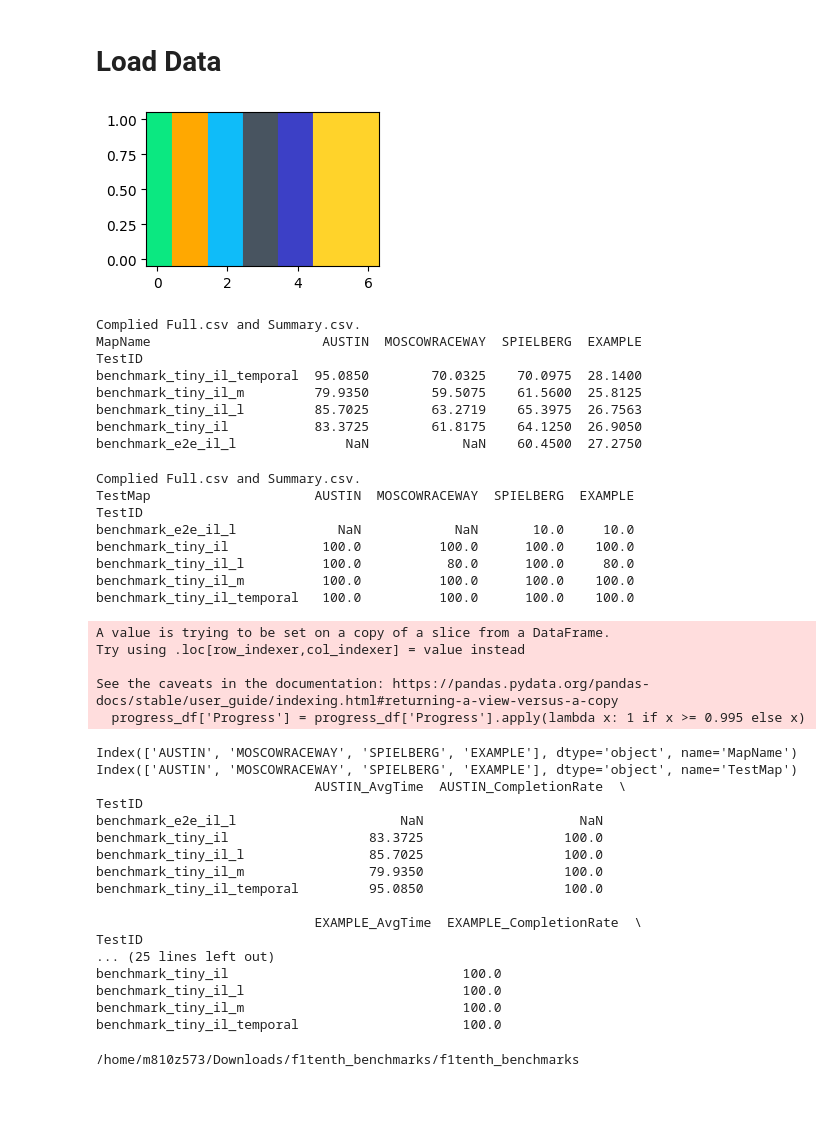
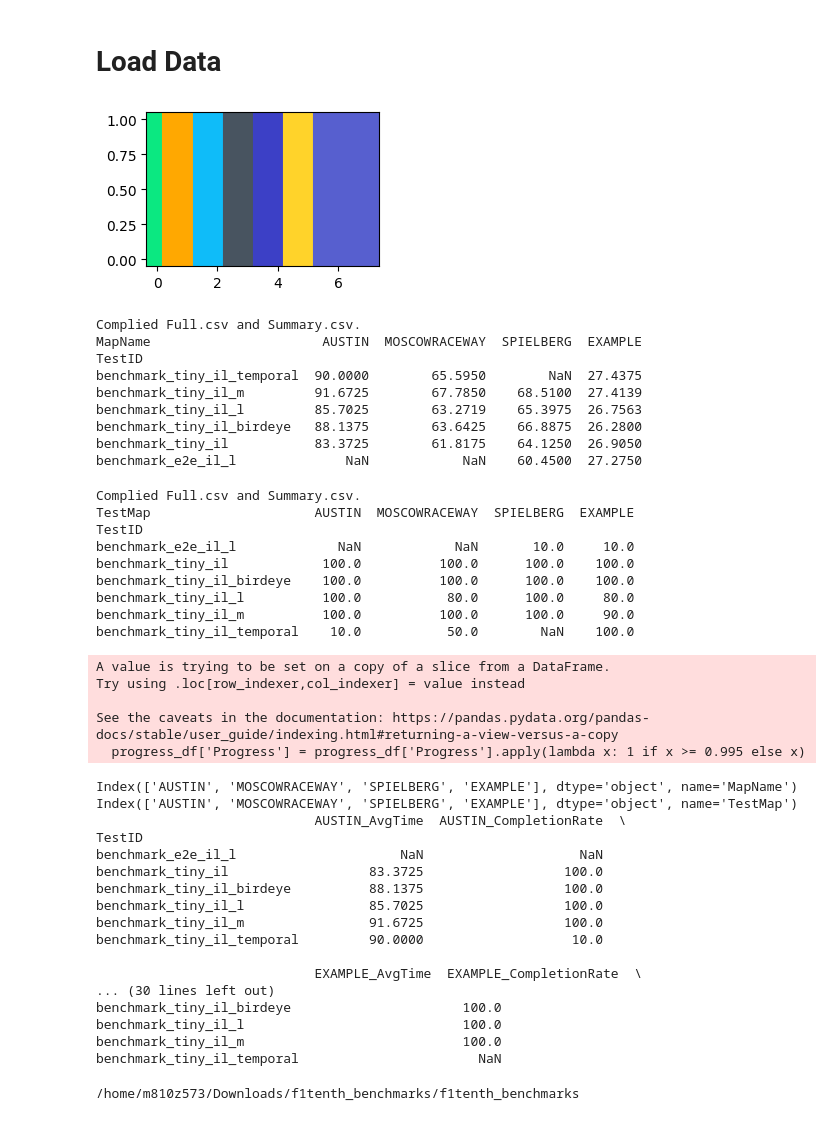
Before and after one commit to bakhbyergyen7/f1tenth_benchmarks, a Jupyter notebook: f1tenth_benchmarks/benchmark_results/tiny_notebook.ipynb, the cells around one changed output. Saved outputs shown, nothing was run; the diff lists cells and outputs as text; code cells hidden in the pictures.

Commit message:
Birdeye and temporal

```diff
--- a/f1tenth_benchmarks/benchmark_results/tiny_notebook.ipynb
+++ b/f1tenth_benchmarks/benchmark_results/tiny_notebook.ipynb
@@ -49,12 +49,12 @@ Complied Full.csv and Summary.csv.
 planners = ['GlobalPlanPP', "FollowTheGap", "EndToEnd",  "EndToEnd",  "TinyLidarNet", "TinyLidarNet", "TinyLidarNet", "TinyLidarNet", "TinyLidarNet", "TinyLidarNet"]
 #planners = ['GlobalPlanPP', "GlobalPlanMPCC", "EndToEnd", "TinyLidarNet"]
 planners = ['GlobalPlanPP', "FollowTheGap", "EndToEnd",  "EndToEnd",  "TinyLidarNet", "TinyLidarNet", "TinyLidarNet", "TinyLidarNet", "TinyLidarNet", "TinyLidarNet", "TinyLidarNet"]
-planners = ["EndToEnd",  "TinyLidarNet", "TinyLidarNet", "TinyLidarNet", "TinyLidarNet", "TinyLidarNet", "TinyLidarNet"]
+planners = ["EndToEnd",  "TinyLidarNet", "TinyLidarNet", "TinyLidarNet", "TinyLidarNet", "TinyLidarNet", "TinyLidarNet", "TinyLidarNet"]
 # planners = ["EndToEnd",  "TinyLidarNet", "TinyLidarNet", "TinyLidarNet", "TinyLidarNet"]
 #planners = ["EndToEnd",  "EndToEnd", "EndToEnd", "EndToEnd"]
 # test_ids = ["benchmark"] * 4
 test_ids = ["benchmark_pp", "benchmark_ftg", "benchmark_e2e_il", "benchmark_e2e_drl", "benchmark_tiny_il", "benchmark_tiny_il_m", "benchmark_tiny_il_l", "benchmark_tiny_il_mean", "benchmark_tiny_il_min", "benchmark_tiny_il_max"]
-test_ids = ["benchmark_e2e_il_l", "benchmark_tiny_il", "benchmark_tiny_il_m", "benchmark_tiny_il_l", "benchmark_tiny_il_temporal"]#, "benchmark_tiny_il_mean", "benchmark_tiny_il_min", "benchmark_tiny_il_max"]
+test_ids = ["benchmark_e2e_il_l", "benchmark_tiny_il", "benchmark_tiny_il_m", "benchmark_tiny_il_l", "benchmark_tiny_il_temporal", "benchmark_tiny_il_birdeye"]#, "benchmark_tiny_il_mean", "benchmark_tiny_il_min", "benchmark_tiny_il_max"]
 # test_ids = ["benchmark_e2e_il_l", "benchmark_tiny_il_m", "benchmark_tiny_il_mean", "benchmark_tiny_il_min", "benchmark_tiny_il_max"]
 # test_ids = ["benchmark_e2e_il", "benchmark_e2e_il_m", "benchmark_e2e_il_l", "benchmark_e2e_il_128", "benchmark_tiny_il_m"]
 
@@ -62,35 +62,36 @@ test_ids = ["benchmark_e2e_il_l", "benchmark_tiny_il", "benchmark_tiny_il_m", "b
 neat_planner_names = [
     #"Opti. & tracking",
     #"Follow-the-Gap",
     # r"MLP256$^s$",
     # r"MLP256$^m$",
     r"MLP256$^l$",
     # "MLP128",
     #"MLP256(DRL)",
     r"TinyLidarNet$^s$",
     r"TinyLidarNet$^m$",
     r"TinyLidarNet$^l$",
     r"TinyLidarNet$^temporal$",
+    r"TinyLidarNet$^birdeye$",
     #r"TinyLidarNet$^s$$_{mean}$",
     #r"TinyLidarNet$^s$$_{min}$",
     #r"TinyLidarNet$^s$$_{max}$",
     #'TinyLidarNet(DRL)'
 ]
 
 
 
 n_planners = len(planners)
 map_list = ["example","MoscowRaceway", "Austin", "YasMarina", "Spielberg", "Oschersleben"]
 
 #planner_colors = [chrome_yellow, lighter_purple]
 planner_colors = [red_orange,   minty_green, chrome_yellow, disco_ball, good_grey, free_speech,   vibe_yellow, periwinkle, sweedish_green, high_pink,]
-planner_colors = [red_orange,   minty_green, chrome_yellow, disco_ball, good_grey, free_speech,   vibe_yellow]
+#planner_colors = [red_orange,   minty_green, chrome_yellow, disco_ball, good_grey, free_speech,   vibe_yellow]
 
 plt.figure(figsize=(3, 2))
 for i in range(n_planners):
     plt.plot([i, i], [0, 1], color=planner_colors[i], linewidth=80)
 # %% [output]
-[figure, old version]
+[figure, new version]
 # %%
 process_data()
 
@@ -113,9 +114,10 @@ times_df.to_latex(f"{save_path}benchmark_laptimes.tex", float_format="%.2f")
 Complied Full.csv and Summary.csv.
 MapName                      AUSTIN  MOSCOWRACEWAY  SPIELBERG  EXAMPLE
 TestID
-benchmark_tiny_il_temporal  95.0850        70.0325    70.0975  28.1400
-benchmark_tiny_il_m         79.9350        59.5075    61.5600  25.8125
+benchmark_tiny_il_temporal  90.0000        65.5950        NaN  27.4375
+benchmark_tiny_il_m         91.6725        67.7850    68.5100  27.4139
 benchmark_tiny_il_l         85.7025        63.2719    65.3975  26.7563
+benchmark_tiny_il_birdeye   88.1375        63.6425    66.8875  26.2800
 benchmark_tiny_il           83.3725        61.8175    64.1250  26.9050
 benchmark_e2e_il_l              NaN            NaN    60.4500  27.2750
 # %%
@@ -154,9 +156,10 @@ TestMap                     AUSTIN  MOSCOWRACEWAY  SPIELBERG  EXAMPLE
 TestID
 benchmark_e2e_il_l             NaN            NaN       10.0     10.0
 benchmark_tiny_il            100.0          100.0      100.0    100.0
+benchmark_tiny_il_birdeye    100.0          100.0      100.0    100.0
 benchmark_tiny_il_l          100.0           80.0      100.0     80.0
-benchmark_tiny_il_m          100.0          100.0      100.0    100.0
-benchmark_tiny_il_temporal   100.0          100.0      100.0    100.0
+benchmark_tiny_il_m          100.0          100.0      100.0     90.0
+benchmark_tiny_il_temporal    10.0           50.0        NaN    100.0
 # %%
 # Extract relevant columns
 progress_df = results_df[['TestID', 'TestMap', 'Progress']]
@@ -212,17 +215,17 @@ Index(['AUSTIN', 'MOSCOWRACEWAY', 'SPIELBERG', 'EXAMPLE'], dtype='object', name=
 TestID
 benchmark_e2e_il_l                     NaN                    NaN
 benchmark_tiny_il                  83.3725                  100.0
+benchmark_tiny_il_birdeye          88.1375                  100.0
 benchmark_tiny_il_l                85.7025                  100.0
-benchmark_tiny_il_m                79.9350                  100.0
-benchmark_tiny_il_temporal         95.0850                  100.0
+benchmark_tiny_il_m                91.6725                  100.0
+benchmark_tiny_il_temporal         90.0000                   10.0
 
                             EXAMPLE_AvgTime  EXAMPLE_CompletionRate  \
-TestID
-... (25 lines left out)
-benchmark_tiny_il                              100.0
+... (30 lines left out)
+benchmark_tiny_il_birdeye                      100.0
 benchmark_tiny_il_l                            100.0
 benchmark_tiny_il_m                            100.0
-benchmark_tiny_il_temporal                     100.0
+benchmark_tiny_il_temporal                       NaN
 # %%
 plot_map = "example"
 lap_n = 3
```
Also changed, not shown: 9 other files.
